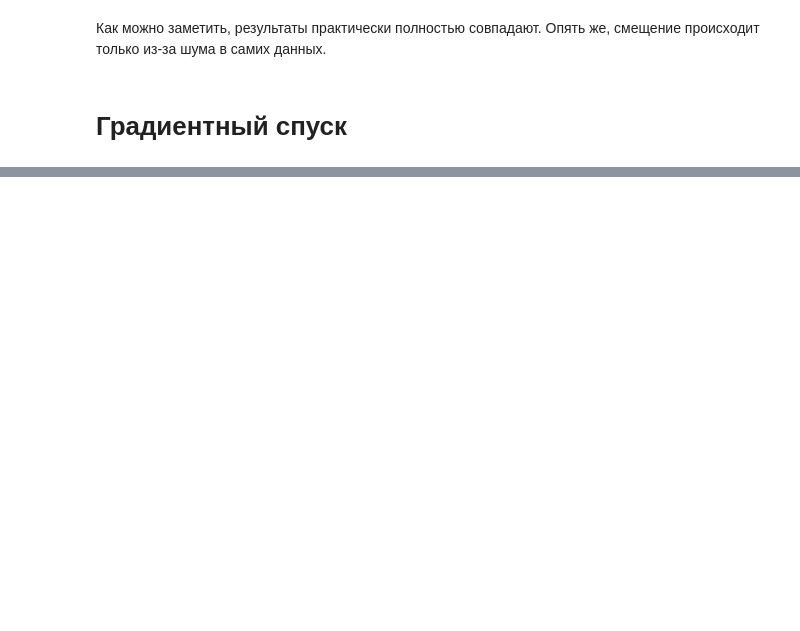
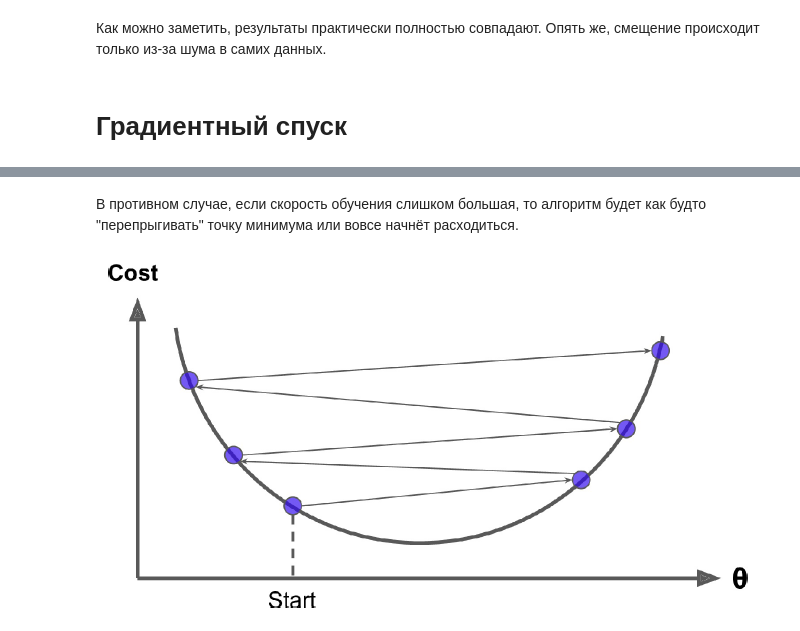
Before and after one commit to Lpshkn/Tutors, a Jupyter notebook: Practice/Linear Regression/Linear Regression.ipynb, the cells around one changed output, grey strips where cells are left out. Drawn from its saved outputs; the diff is of its cells as text; code cells hidden in the pictures; blank space fills up the shorter version.

```diff
--- a/Practice/Linear Regression/Linear Regression.ipynb
+++ b/Practice/Linear Regression/Linear Regression.ipynb
@@ -65,0 +105,7 @@ reg.intercept_, reg.coef_
+# %% [markdown]
+В противном случае, если скорость обучения слишком большая, то алгоритм будет как будто "перепрыгивать" точку минимума или вовсе начнёт расходиться.
+# %%
+from IPython.display import Image
+Image(data="./high_lr.png")
+# %% [output]
+[figure, added]
```
Also changed, not shown: parts of 20 cells of this notebook, 4 other files.
